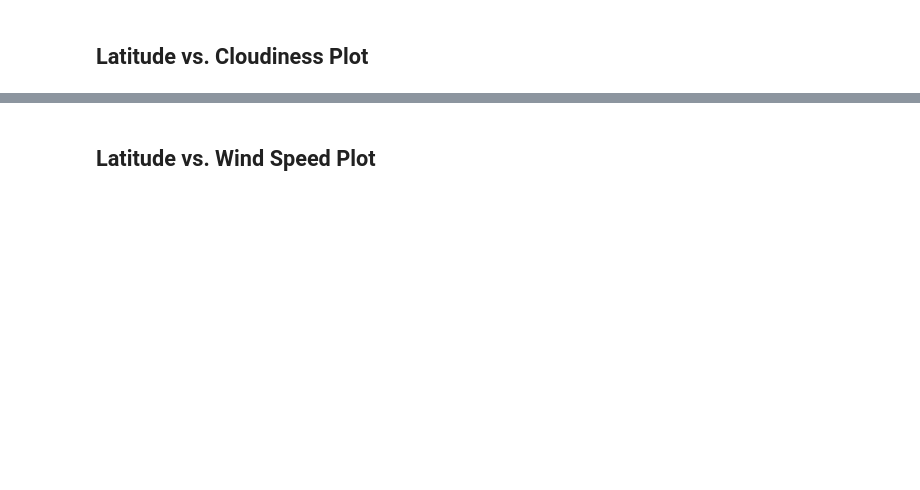
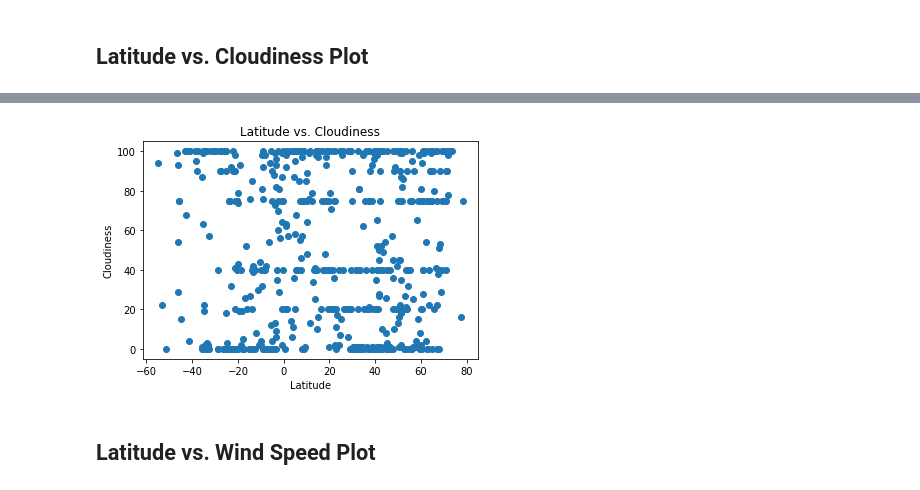
Before and after one commit to kpessa/api-challenge, a Jupyter notebook: WeatherPy.ipynb, the cells around one changed output, grey strips where cells are left out. Cells and saved outputs as stored; diff of their text form; code cells hidden in the pictures; blank space fills up the shorter version.

```diff
--- a/WeatherPy.ipynb
+++ b/WeatherPy.ipynb
@@ -265,2 +174,11 @@ Int64Index([], dtype='int64')
+# %%
+plt.scatter(df['Lat'],df['Cloudiness'])
+plt.xlabel("Latitude")
+plt.ylabel("Cloudiness")
+plt.title("Latitude vs. Cloudiness")
+plt.savefig("output_data/latitude_vs_cloudiness.png")
+plt.show()
+# %% [output]
+[figure, added]
 # %% [markdown]
 ## Latitude vs. Wind Speed Plot
```
Also changed, not shown: parts of 41 cells of this notebook, 8 other files.
